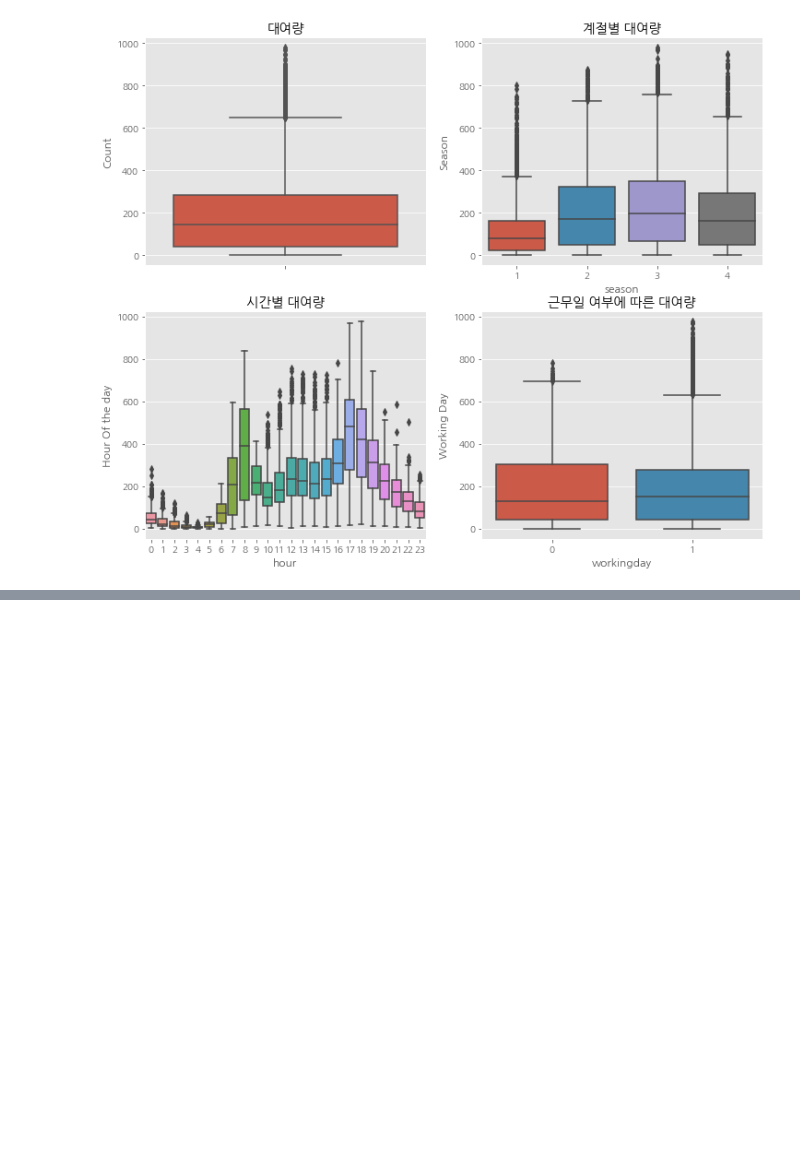
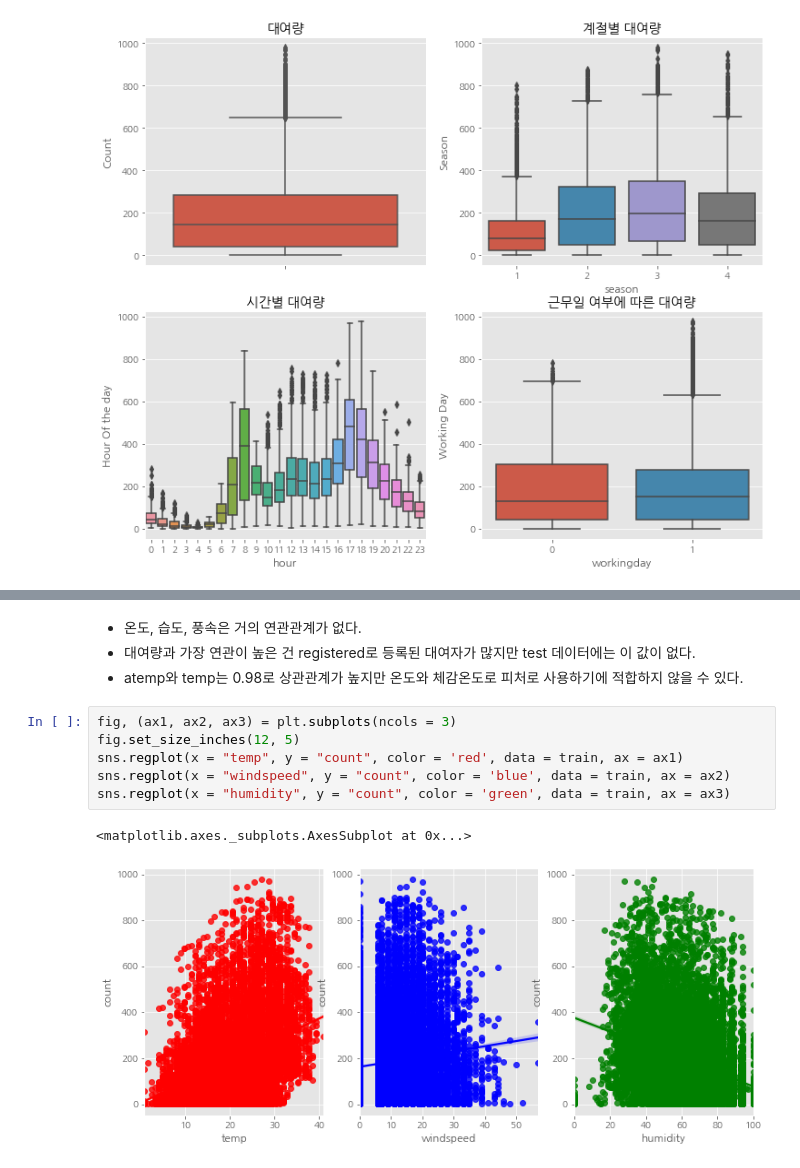
Before and after one commit to junsik-hwang/Kaggle, a Jupyter notebook: Bike_Sharing_Demand/bike.ipynb, the cells around one changed output, grey strips where cells are left out. Saved outputs shown, nothing was run; the diff lists cells and outputs as text; blank space fills up the shorter version.

```diff
--- a/Bike_Sharing_Demand/bike.ipynb
+++ b/Bike_Sharing_Demand/bike.ipynb
@@ -174,0 +237,13 @@ axes[1][1].set(ylabel = "Working Day", title = "근무일 여부에 따른 대
+# %% [markdown]
+* 온도, 습도, 풍속은 거의 연관관계가 없다.
+* 대여량과 가장 연관이 높은 건 registered로 등록된 대여자가 많지만 test 데이터에는 이 값이 없다.
+* atemp와 temp는 0.98로 상관관계가 높지만 온도와 체감온도로 피처로 사용하기에 적합하지 않을 수 있다.
+# %%
+fig, (ax1, ax2, ax3) = plt.subplots(ncols = 3)
+fig.set_size_inches(12, 5)
+sns.regplot(x = "temp", y = "count", color = 'red', data = train, ax = ax1)
+sns.regplot(x = "windspeed", y = "count", color = 'blue', data = train, ax = ax2)
+sns.regplot(x = "humidity", y = "count", color = 'green', data = train, ax = ax3)
+# %% [output]
+<matplotlib.axes._subplots.AxesSubplot at 0x...>
+[figure, added]
```
Also changed, not shown: parts of 12 cells of this notebook.
